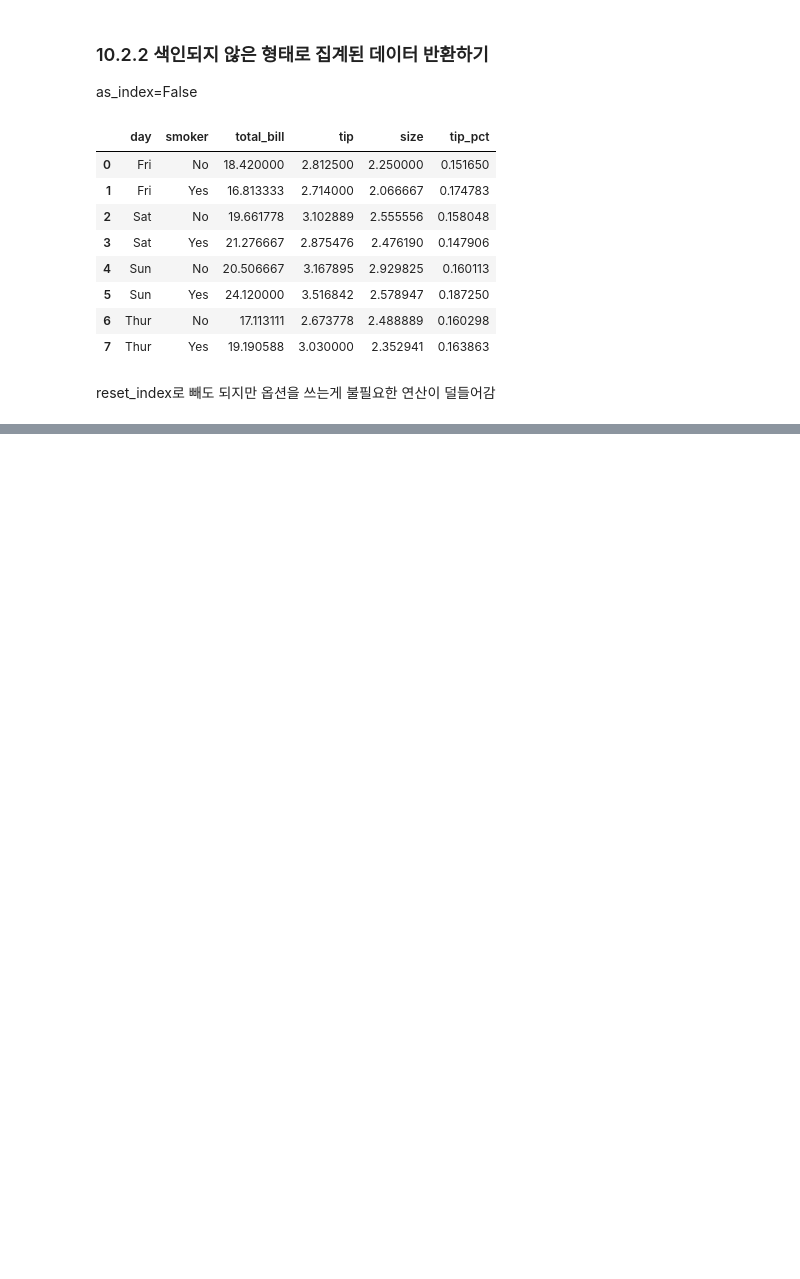
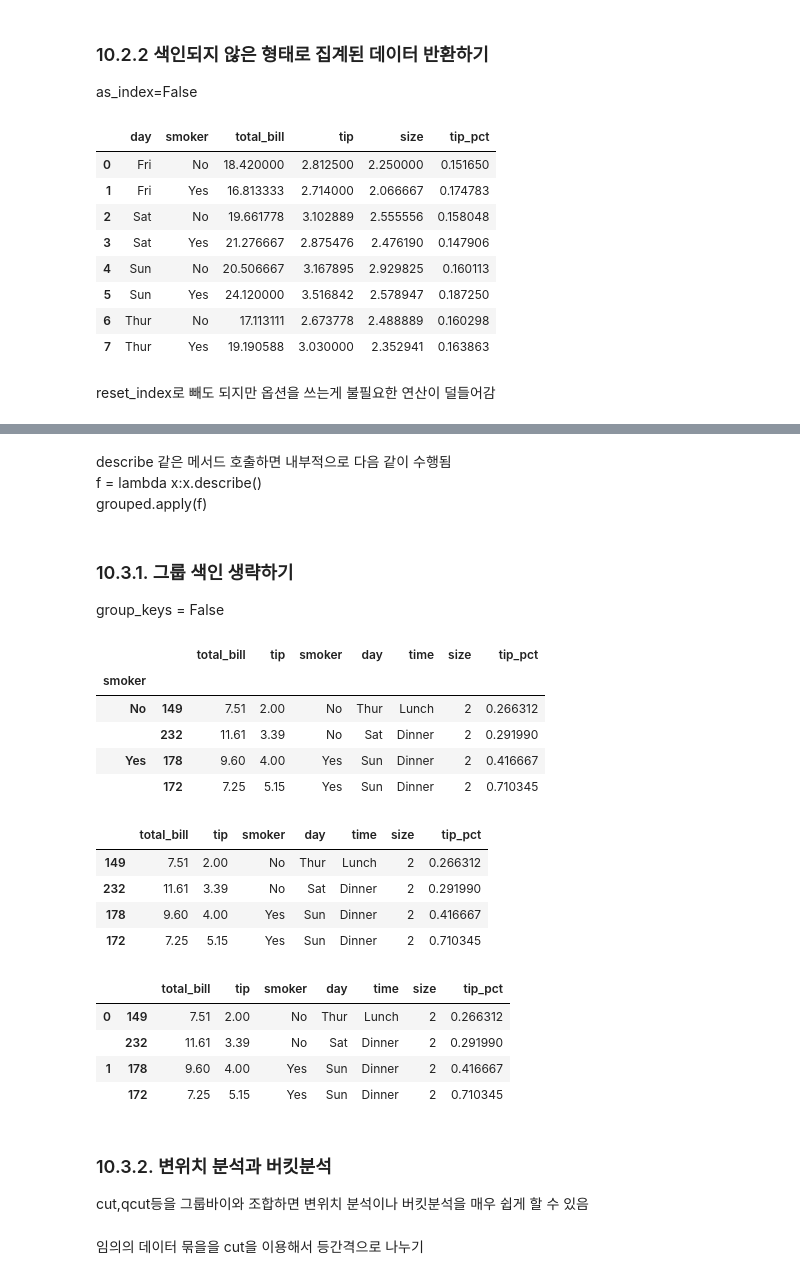
Before and after one commit to Suhwan-Ji/Study_DataScience, a Jupyter notebook: DataAnalysis/Ch10. 데이터 집계와 그룹 연산.ipynb, the cells around one changed output, grey strips where cells are left out. Cells and saved outputs as stored; diff of their text form; code cells hidden in the pictures; blank space fills up the shorter version.

```diff
--- a/DataAnalysis/Ch10. 데이터 집계와 그룹 연산.ipynb
+++ b/DataAnalysis/Ch10. 데이터 집계와 그룹 연산.ipynb
@@ -530,0 +601,33 @@ reset_index로 빼도 되지만 옵션을 쓰는게 불필요한 연산이 덜
+# %% [markdown]
+describe 같은 메서드 호출하면 내부적으로 다음 같이 수행됨
+f = lambda x:x.describe()
+grouped.apply(f)
+# %% [markdown]
+### 10.3.1. 그룹 색인 생략하기
+group_keys = False
+# %%
+tips.groupby('smoker').apply(top)
+tips.groupby('smoker',group_keys=False).apply(top)
+tips.groupby('smoker',as_index=False).apply(top)
+# %% [output]
+|  |  | total_bill | tip | smoker | day | time | size | tip_pct |
+| smoker |  |  |  |  |  |  |  |  |
+| No | 149 | 7.51 | 2.00 | No | Thur | Lunch | 2 | 0.266312 |
+|  | 232 | 11.61 | 3.39 | No | Sat | Dinner | 2 | 0.291990 |
+| Yes | 178 | 9.60 | 4.00 | Yes | Sun | Dinner | 2 | 0.416667 |
+|  | 172 | 7.25 | 5.15 | Yes | Sun | Dinner | 2 | 0.710345 |
+|  | total_bill | tip | smoker | day | time | size | tip_pct |
+| 149 | 7.51 | 2.00 | No | Thur | Lunch | 2 | 0.266312 |
+| 232 | 11.61 | 3.39 | No | Sat | Dinner | 2 | 0.291990 |
+| 178 | 9.60 | 4.00 | Yes | Sun | Dinner | 2 | 0.416667 |
+| 172 | 7.25 | 5.15 | Yes | Sun | Dinner | 2 | 0.710345 |
+|  |  | total_bill | tip | smoker | day | time | size | tip_pct |
+| 0 | 149 | 7.51 | 2.00 | No | Thur | Lunch | 2 | 0.266312 |
+|  | 232 | 11.61 | 3.39 | No | Sat | Dinner | 2 | 0.291990 |
+| 1 | 178 | 9.60 | 4.00 | Yes | Sun | Dinner | 2 | 0.416667 |
+|  | 172 | 7.25 | 5.15 | Yes | Sun | Dinner | 2 | 0.710345 |
+# %% [markdown]
+### 10.3.2. 변위치 분석과 버킷분석
+cut,qcut등을 그룹바이와 조합하면 변위치 분석이나 버킷분석을 매우 쉽게 할 수 있음
+# %% [markdown]
+임의의 데이터 묶을을 cut을 이용해서 등간격으로 나누기
```
Also changed, not shown: parts of 50 cells of this notebook.
